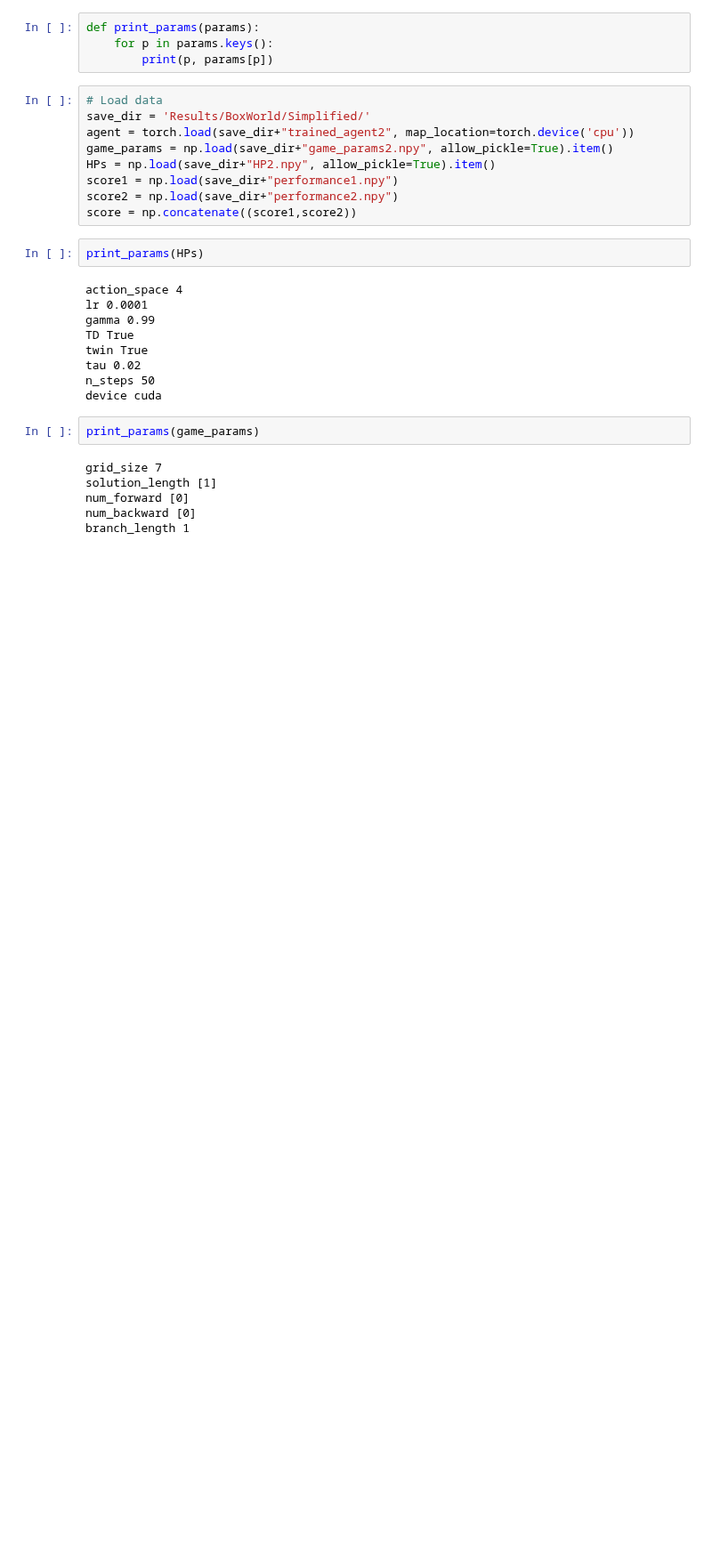
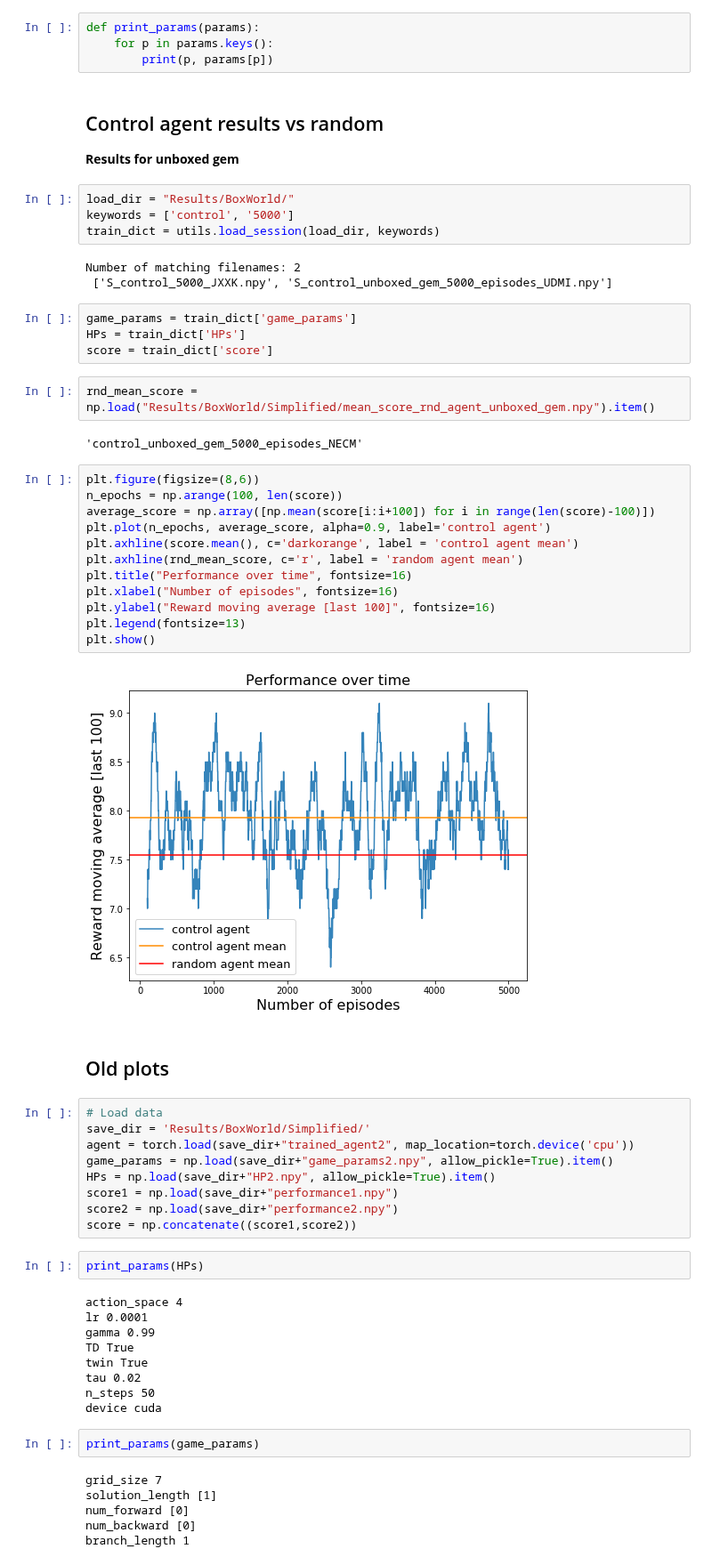
Before and after one commit to nicoladainese96/RelationalDeepRL, a Jupyter notebook: LoadAndPlotResults.ipynb, the cells around one changed output. Shown at 89% size. Cells and saved outputs as stored; diff of their text form; blank space fills up the shorter version.

Commit message:
save and load session utils

```diff
--- a/LoadAndPlotResults.ipynb
+++ b/LoadAndPlotResults.ipynb
@@ -13,6 +14,41 @@ from importlib import reload
 def print_params(params):
     for p in params.keys():
         print(p, params[p])
+# %% [markdown]
+## Control agent results vs random
+
+**Results for unboxed gem**
+# %%
+load_dir = "Results/BoxWorld/"
+keywords = ['control', '5000']
+train_dict = utils.load_session(load_dir, keywords)
+# %% [output]
+Number of matching filenames: 2
+ ['S_control_5000_JXXK.npy', 'S_control_unboxed_gem_5000_episodes_UDMI.npy']
+# %%
+game_params = train_dict['game_params']
+HPs = train_dict['HPs']
+score = train_dict['score']
+# %%
+rnd_mean_score = np.load("Results/BoxWorld/Simplified/mean_score_rnd_agent_unboxed_gem.npy").item()
+# %% [output]
+'control_unboxed_gem_5000_episodes_NECM'
+# %%
+plt.figure(figsize=(8,6))
+n_epochs = np.arange(100, len(score))
+average_score = np.array([np.mean(score[i:i+100]) for i in range(len(score)-100)])
+plt.plot(n_epochs, average_score, alpha=0.9, label='control agent')
+plt.axhline(score.mean(), c='darkorange', label = 'control agent mean')
+plt.axhline(rnd_mean_score, c='r', label = 'random agent mean')
+plt.title("Performance over time", fontsize=16)
+plt.xlabel("Number of episodes", fontsize=16)
+plt.ylabel("Reward moving average [last 100]", fontsize=16)
+plt.legend(fontsize=13)
+plt.show()
+# %% [output]
+[figure, added]
+# %% [markdown]
+## Old plots
 # %%
 # Load data
 save_dir = 'Results/BoxWorld/Simplified/'
```
Also changed, not shown: parts of 1 cell of this notebook, 4 other files.
